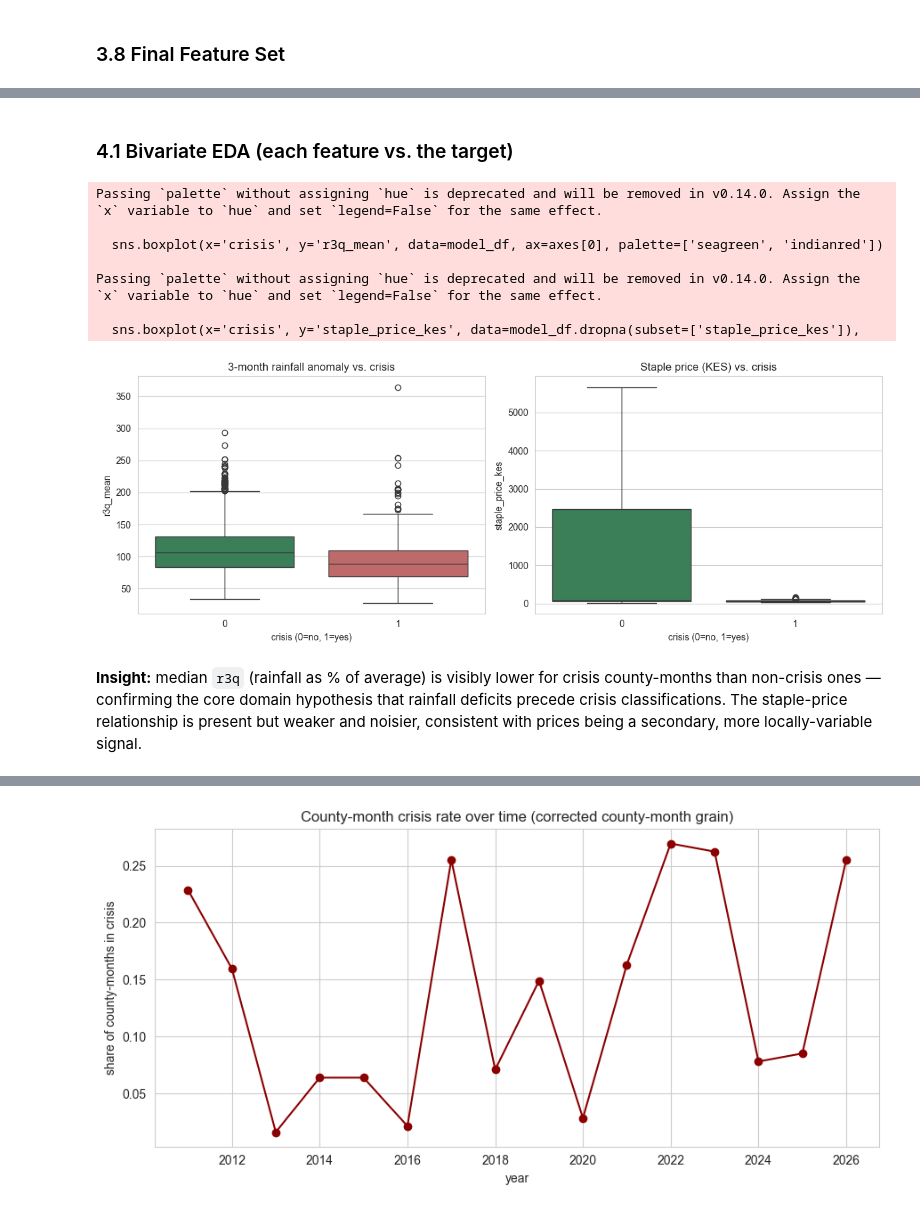
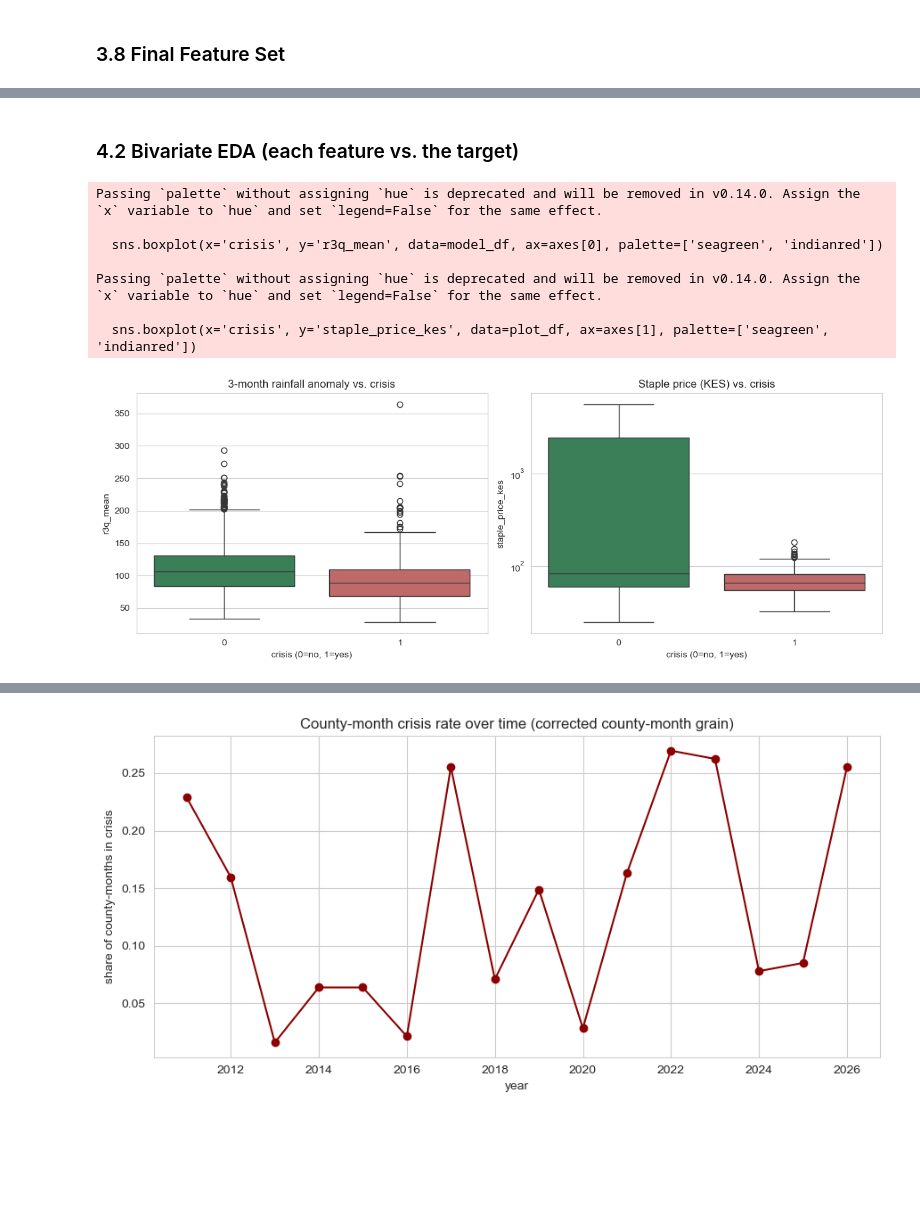
Before and after one commit to JMuoki321/PHASE-5-CAPSTONE-PROJECT, a Jupyter notebook: notebook.ipynb, the cells around one changed output, grey strips where cells are left out. Drawn from its saved outputs; the diff is of its cells as text; code cells hidden in the pictures; blank space fills up the shorter version.

```diff
--- a/notebook.ipynb
+++ b/notebook.ipynb
@@ -779,25 +829,31 @@ Univariate EDA (Phase 2) looked at one column at a time, within one raw table. T
 # %% [markdown]
-### 4.1 Bivariate EDA (each feature vs. the target)
+### 4.2 Bivariate EDA (each feature vs. the target)
 # %%
+# 1. Drop zero/placeholder prices (likely non-crisis default fills or missing-data codes)
+plot_df = model_df[model_df['staple_price_kes'] > 0].dropna(subset=['staple_price_kes'])
+
+# 2. If commodity is mixed, restrict to one staple (e.g. maize) so it's an apples-to-apples comparison
+if 'commodity' in model_df.columns:
+    plot_df = plot_df[plot_df['commodity'].str.contains('maize', case=False, na=False)]
+
 fig, axes = plt.subplots(1, 2, figsize=(12, 4.5))
 sns.boxplot(x='crisis', y='r3q_mean', data=model_df, ax=axes[0], palette=['seagreen', 'indianred'])
 axes[0].set_title('3-month rainfall anomaly vs. crisis')
 axes[0].set_xlabel('crisis (0=no, 1=yes)')
 
-sns.boxplot(x='crisis', y='staple_price_kes', data=model_df.dropna(subset=['staple_price_kes']),
-            ax=axes[1], palette=['seagreen', 'indianred'])
+sns.boxplot(x='crisis', y='staple_price_kes', data=plot_df, ax=axes[1], palette=['seagreen', 'indianred'])
 axes[1].set_title('Staple price (KES) vs. crisis')
 axes[1].set_xlabel('crisis (0=no, 1=yes)')
+axes[1].set_yscale('log')  # price is right-skewed, log scale makes the comparison honest
+
 plt.tight_layout()
 plt.show()
 # %% [output]
 Passing `palette` without assigning `hue` is deprecated and will be removed in v0.14.0. Assign the `x` variable to `hue` and set `legend=False` for the same effect.
 
   sns.boxplot(x='crisis', y='r3q_mean', data=model_df, ax=axes[0], palette=['seagreen', 'indianred'])
 
 Passing `palette` without assigning `hue` is deprecated and will be removed in v0.14.0. Assign the `x` variable to `hue` and set `legend=False` for the same effect.
 
-  sns.boxplot(x='crisis', y='staple_price_kes', data=model_df.dropna(subset=['staple_price_kes']),
+  sns.boxplot(x='crisis', y='staple_price_kes', data=plot_df, ax=axes[1], palette=['seagreen', 'indianred'])
-[figure, old version]
+[figure, new version]
-# %% [markdown]
-**Insight:** median `r3q` (rainfall as % of average) is visibly lower for crisis county-months than non-crisis ones — confirming the core domain hypothesis that rainfall deficits precede crisis classifications. The staple-price relationship is present but weaker and noisier, consistent with prices being a secondary, more locally-variable signal.
```
Also changed, not shown: parts of 100 cells of this notebook.
